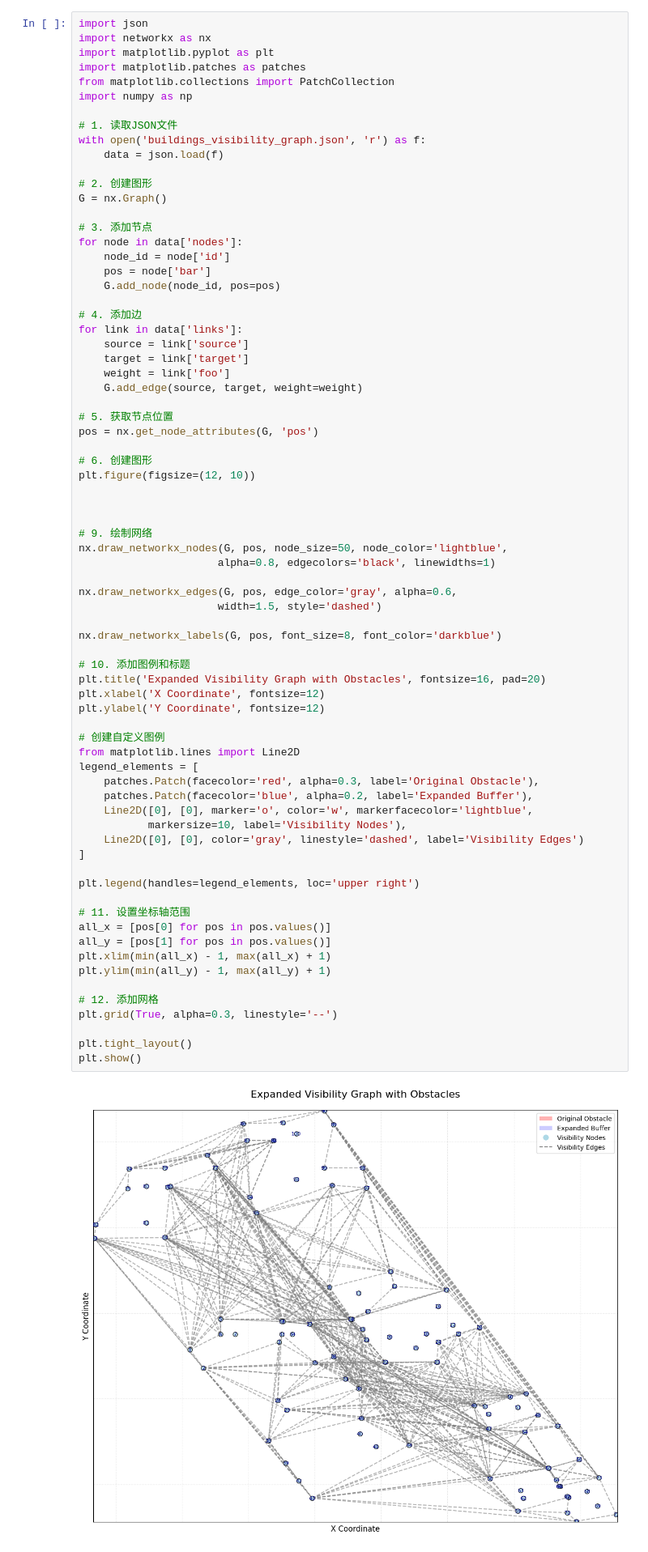
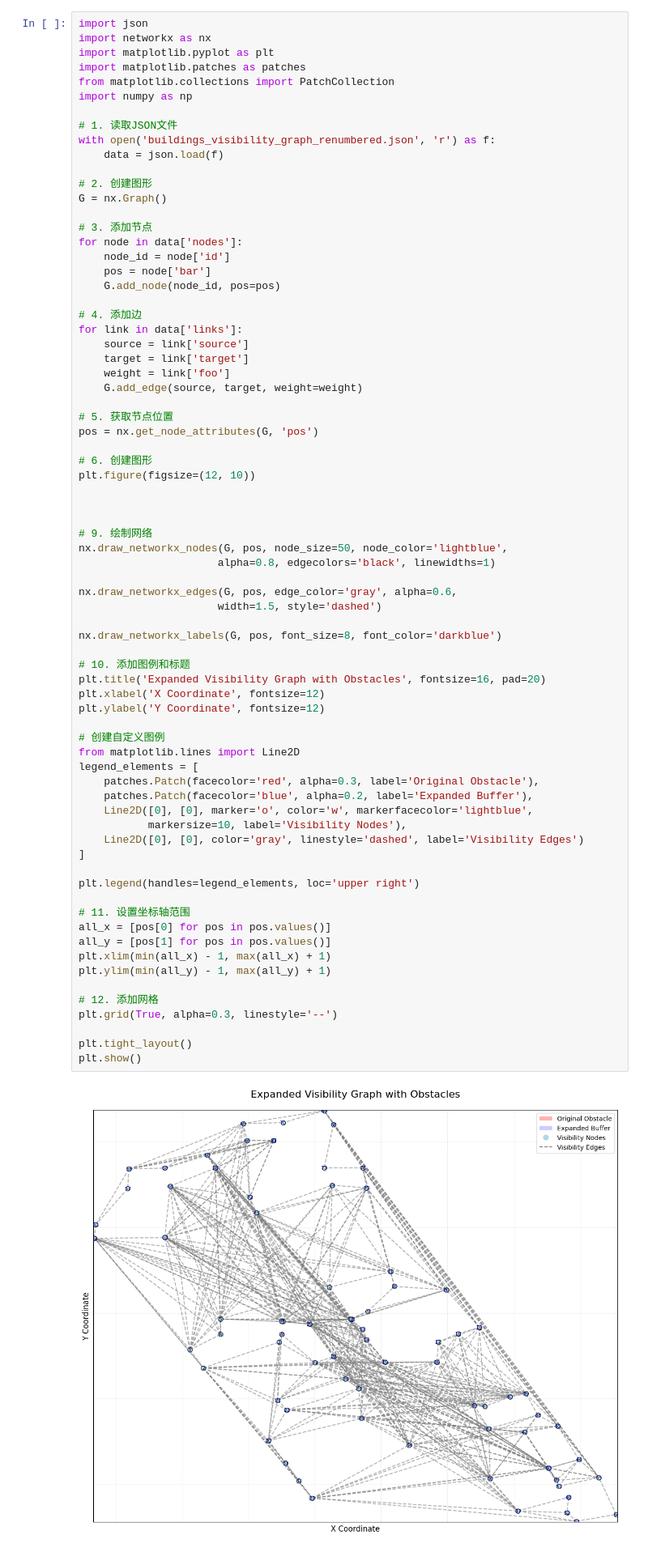
Before and after one commit to ZHUOYUYUIO/Social-physical-system-shelter, a Jupyter notebook: data/env_data/test_graph.ipynb, the cells around one changed output. Shown at 81% size. Saved outputs shown, nothing was run; the diff lists cells and outputs as text.

```diff
--- a/data/env_data/test_graph.ipynb
+++ b/data/env_data/test_graph.ipynb
@@ -7,7 +7,7 @@ from matplotlib.collections import PatchCollection
 import numpy as np
 
 # 1. 读取JSON文件
-with open('buildings_visibility_graph.json', 'r') as f:
+with open('buildings_visibility_graph_renumbered.json', 'r') as f:
     data = json.load(f)
 
 # 2. 创建图形
@@ -45,31 +45,31 @@ nx.draw_networkx_labels(G, pos, font_size=8, font_color='darkblue')
 
 # 10. 添加图例和标题
 plt.title('Expanded Visibility Graph with Obstacles', fontsize=16, pad=20)
 plt.xlabel('X Coordinate', fontsize=12)
 plt.ylabel('Y Coordinate', fontsize=12)
 
 # 创建自定义图例
 from matplotlib.lines import Line2D
 legend_elements = [
     patches.Patch(facecolor='red', alpha=0.3, label='Original Obstacle'),
     patches.Patch(facecolor='blue', alpha=0.2, label='Expanded Buffer'),
     Line2D([0], [0], marker='o', color='w', markerfacecolor='lightblue',
            markersize=10, label='Visibility Nodes'),
     Line2D([0], [0], color='gray', linestyle='dashed', label='Visibility Edges')
 ]
 
 plt.legend(handles=legend_elements, loc='upper right')
 
 # 11. 设置坐标轴范围
 all_x = [pos[0] for pos in pos.values()]
 all_y = [pos[1] for pos in pos.values()]
 plt.xlim(min(all_x) - 1, max(all_x) + 1)
 plt.ylim(min(all_y) - 1, max(all_y) + 1)
 
 # 12. 添加网格
 plt.grid(True, alpha=0.3, linestyle='--')
 
 plt.tight_layout()
 plt.show()
 # %% [output]
-[figure, old version]
+[figure, new version]
```
Also changed, not shown: 20 other files.
